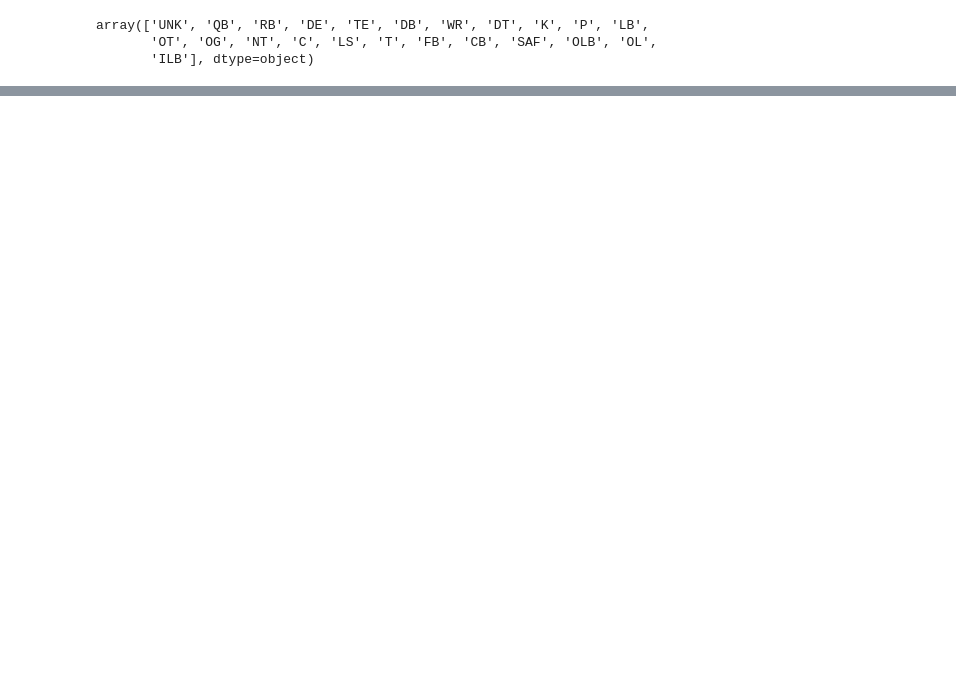
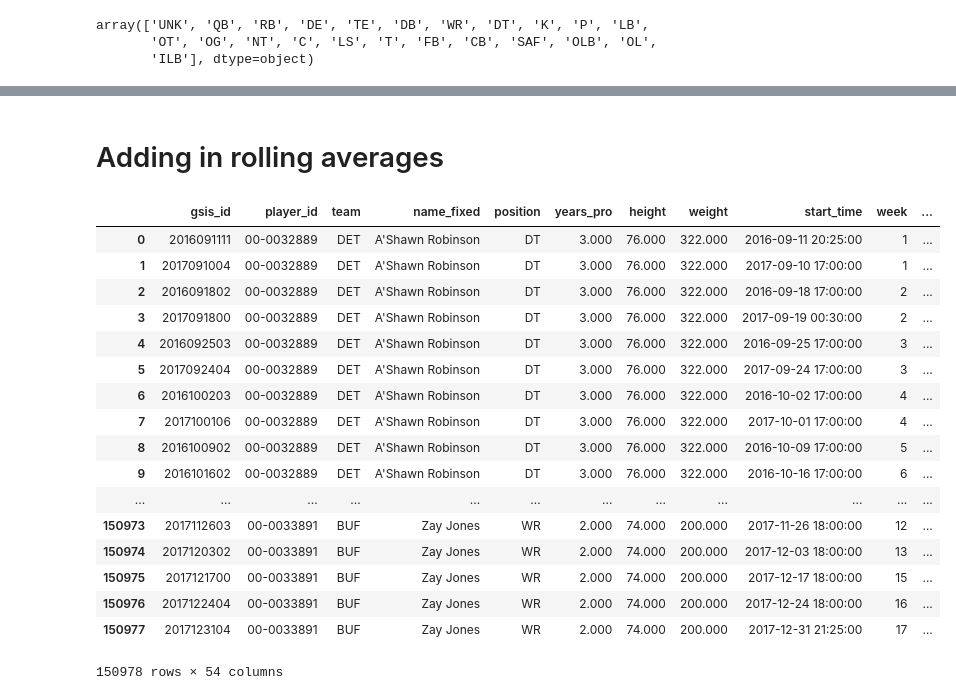
Before and after one commit to ibury08/fantasyfootball, a Jupyter notebook: FF_Data_Collection.ipynb, the cells around one changed output, grey strips where cells are left out. Cells and saved outputs as stored; diff of their text form; code cells hidden in the pictures; blank space fills up the shorter version.

Commit message:
Added in weather data, rolling scores

```diff
--- a/FF_Data_Collection.ipynb
+++ b/FF_Data_Collection.ipynb
@@ -222,0 +299,2 @@ QB_2017['team'].nunique()
+# %%
+wt['desc_simple'] = wt.desc.apply(lambda x: 'Good' if x in good else 'Wet' if x in wet else 'Windy' if x in windy else 'Snowy' if x in snow else 'Missing')
@@ -222,0 +327,3 @@ QB_2017['team'].nunique()
+# %%
+#Merging into ppg master dataframe
+ppg = ppg.merge(wt, how='left', left_on=['home_team','season_year','week'],right_on=['team_id','Year','Week'])
@@ -222,0 +377,35 @@ QB_2017['team'].nunique()
+# %% [markdown]
+# Adding in rolling averages
+# %%
+rolling=ppg.sort_values(['name_fixed','week']).reset_index(drop=True)
+# %%
+#Previous 3- and 5-week average scores
+rolling['avg3_score'] = rolling.groupby(['season_year','name_fixed'])['fantasy_score'].rolling(3).mean().shift().reset_index(level=[0,1])['fantasy_score']
+rolling['avg5_score'] = rolling.groupby(['season_year','name_fixed'])['fantasy_score'].rolling(5).mean().shift().reset_index(level=[0,1])['fantasy_score']
+rolling['avg3_tar']=rolling.groupby(['season_year','name_fixed'])['receiving_tar'].rolling(3).mean().shift().reset_index(level=[0,1])['receiving_tar']
+rolling['avg5_tar']=rolling.groupby(['season_year','name_fixed'])['receiving_tar'].rolling(5).mean().shift().reset_index(level=[0,1])['receiving_tar']
+rolling['avg3_rush_att']=rolling.groupby(['season_year','name_fixed'])['rushing_att'].rolling(3).mean().shift().reset_index(level=[0,1])['rushing_att']
+rolling['avg5__rush_att']=rolling.groupby(['season_year','name_fixed'])['rushing_att'].rolling(5).mean().shift().reset_index(level=[0,1])['rushing_att']
+rolling['avg3_pass_att']=rolling.groupby(['season_year','name_fixed'])['passing_att'].rolling(3).mean().shift().reset_index(level=[0,1])['passing_att']
+rolling['avg5__pass_att']=rolling.groupby(['season_year','name_fixed'])['passing_att'].rolling(5).mean().shift().reset_index(level=[0,1])['passing_att']
+# %%
+rolling
+# %% [output]
+|  | gsis_id | player_id | team | name_fixed | position | years_pro | height | weight | start_time | week | ... |
+| 0 | 2016091111 | 00-0032889 | DET | A'Shawn Robinson | DT | 3.000 | 76.000 | 322.000 | 2016-09-11 20:25:00 | 1 | ... |
+| 1 | 2017091004 | 00-0032889 | DET | A'Shawn Robinson | DT | 3.000 | 76.000 | 322.000 | 2017-09-10 17:00:00 | 1 | ... |
+| 2 | 2016091802 | 00-0032889 | DET | A'Shawn Robinson | DT | 3.000 | 76.000 | 322.000 | 2016-09-18 17:00:00 | 2 | ... |
+| 3 | 2017091800 | 00-0032889 | DET | A'Shawn Robinson | DT | 3.000 | 76.000 | 322.000 | 2017-09-19 00:30:00 | 2 | ... |
+| 4 | 2016092503 | 00-0032889 | DET | A'Shawn Robinson | DT | 3.000 | 76.000 | 322.000 | 2016-09-25 17:00:00 | 3 | ... |
+| 5 | 2017092404 | 00-0032889 | DET | A'Shawn Robinson | DT | 3.000 | 76.000 | 322.000 | 2017-09-24 17:00:00 | 3 | ... |
+| 6 | 2016100203 | 00-0032889 | DET | A'Shawn Robinson | DT | 3.000 | 76.000 | 322.000 | 2016-10-02 17:00:00 | 4 | ... |
+| 7 | 2017100106 | 00-0032889 | DET | A'Shawn Robinson | DT | 3.000 | 76.000 | 322.000 | 2017-10-01 17:00:00 | 4 | ... |
+| 8 | 2016100902 | 00-0032889 | DET | A'Shawn Robinson | DT | 3.000 | 76.000 | 322.000 | 2016-10-09 17:00:00 | 5 | ... |
+| 9 | 2016101602 | 00-0032889 | DET | A'Shawn Robinson | DT | 3.000 | 76.000 | 322.000 | 2016-10-16 17:00:00 | 6 | ... |
+| ... | ... | ... | ... | ... | ... | ... | ... | ... | ... | ... | ... |
+| 150973 | 2017112603 | 00-0033891 | BUF | Zay Jones | WR | 2.000 | 74.000 | 200.000 | 2017-11-26 18:00:00 | 12 | ... |
+| 150974 | 2017120302 | 00-0033891 | BUF | Zay Jones | WR | 2.000 | 74.000 | 200.000 | 2017-12-03 18:00:00 | 13 | ... |
+| 150975 | 2017121700 | 00-0033891 | BUF | Zay Jones | WR | 2.000 | 74.000 | 200.000 | 2017-12-17 18:00:00 | 15 | ... |
+| 150976 | 2017122404 | 00-0033891 | BUF | Zay Jones | WR | 2.000 | 74.000 | 200.000 | 2017-12-24 18:00:00 | 16 | ... |
+| 150977 | 2017123104 | 00-0033891 | BUF | Zay Jones | WR | 2.000 | 74.000 | 200.000 | 2017-12-31 21:25:00 | 17 | ... |
+150978 rows × 54 columns
```
Also changed, not shown: parts of 42 cells of this notebook.
